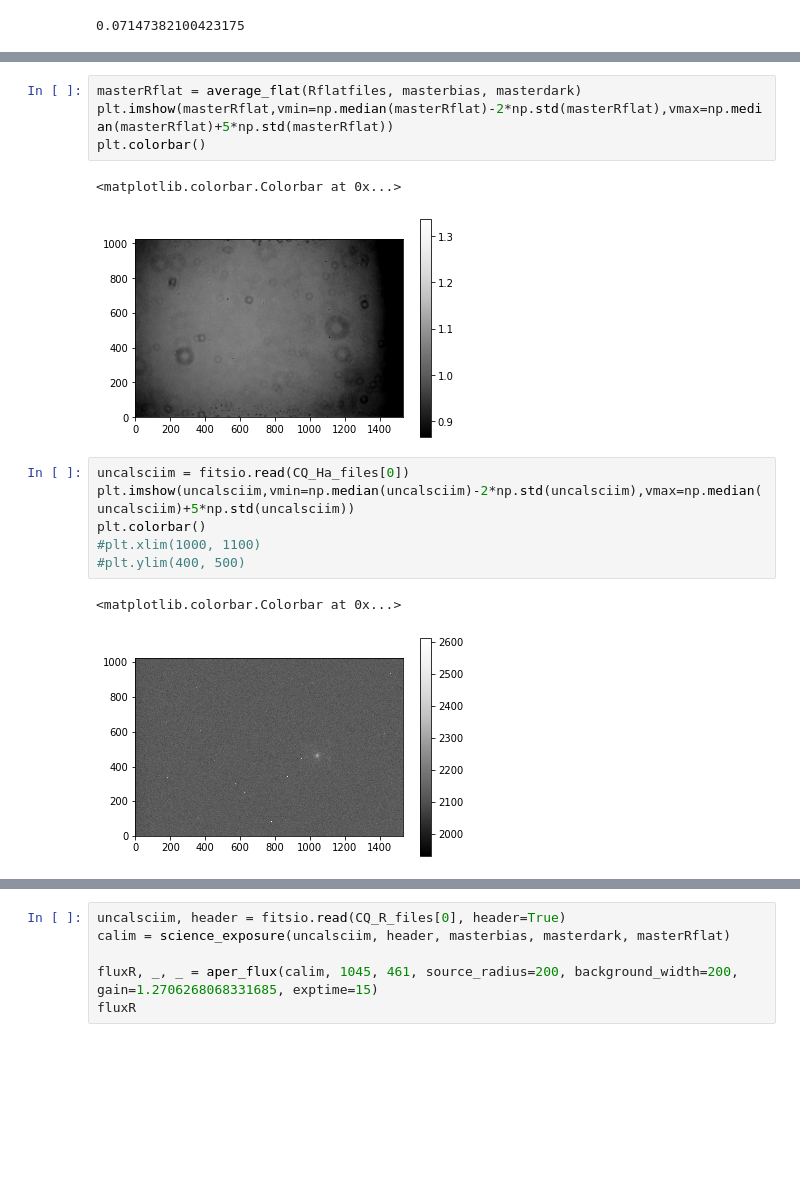
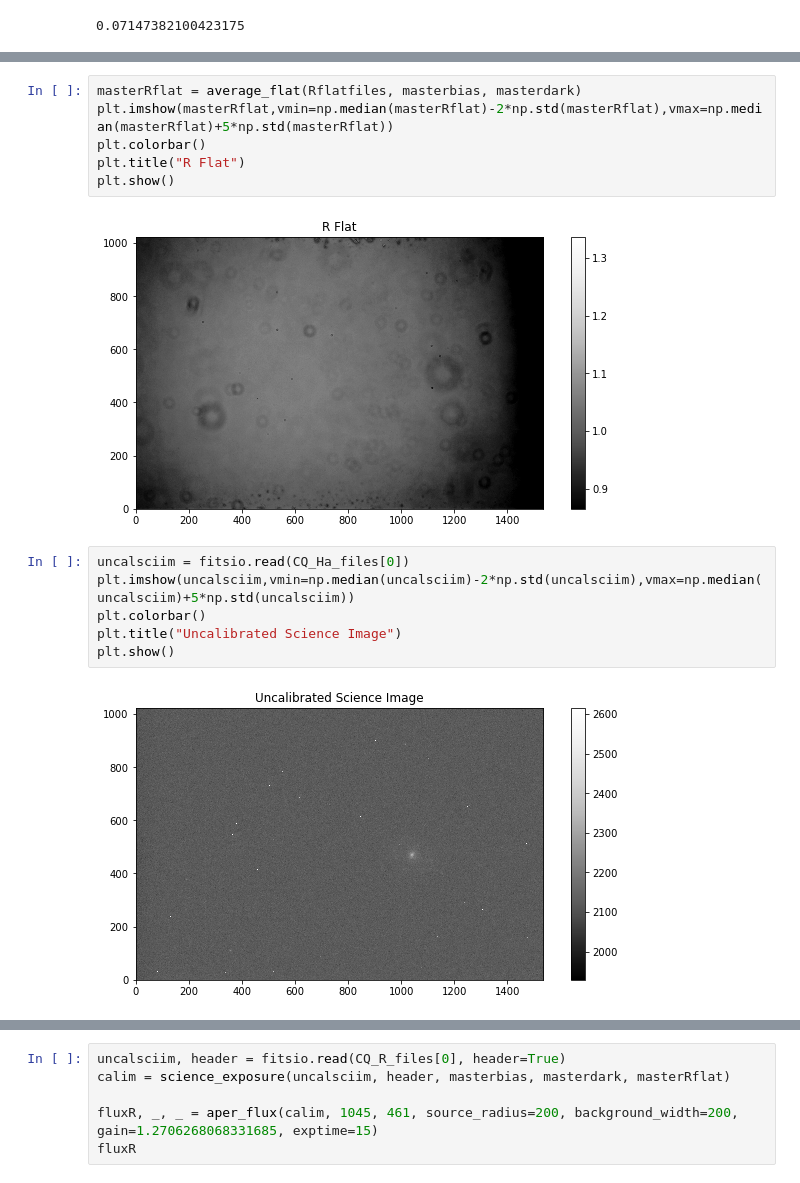
Before and after one commit to lucaspauker/phys100-final-project, a Jupyter notebook: M94_Data_Reduction.ipynb, the cells around one changed output, grey strips where cells are left out. Saved outputs shown, nothing was run; the diff lists cells and outputs as text; blank space fills up the shorter version.

```diff
--- a/M94_Data_Reduction.ipynb
+++ b/M94_Data_Reduction.ipynb
@@ -75,15 +81,15 @@ plt.colorbar()
 masterRflat = average_flat(Rflatfiles, masterbias, masterdark)
 plt.imshow(masterRflat,vmin=np.median(masterRflat)-2*np.std(masterRflat),vmax=np.median(masterRflat)+5*np.std(masterRflat))
 plt.colorbar()
+plt.title("R Flat")
+plt.show()
 # %% [output]
-<matplotlib.colorbar.Colorbar at 0x...>
-[figure, old version]
+[figure, new version]
 # %%
 uncalsciim = fitsio.read(CQ_Ha_files[0])
 plt.imshow(uncalsciim,vmin=np.median(uncalsciim)-2*np.std(uncalsciim),vmax=np.median(uncalsciim)+5*np.std(uncalsciim))
 plt.colorbar()
-#plt.xlim(1000, 1100)
-#plt.ylim(400, 500)
+plt.title("Uncalibrated Science Image")
+plt.show()
 # %% [output]
-<matplotlib.colorbar.Colorbar at 0x...>
-[figure, old version]
+[figure, new version]
```
Also changed, not shown: parts of 17 cells of this notebook.
